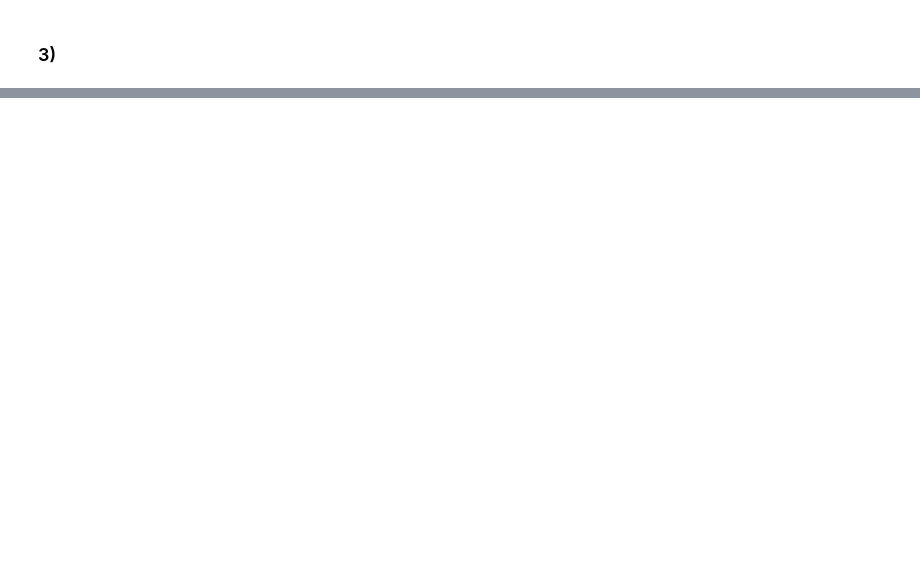
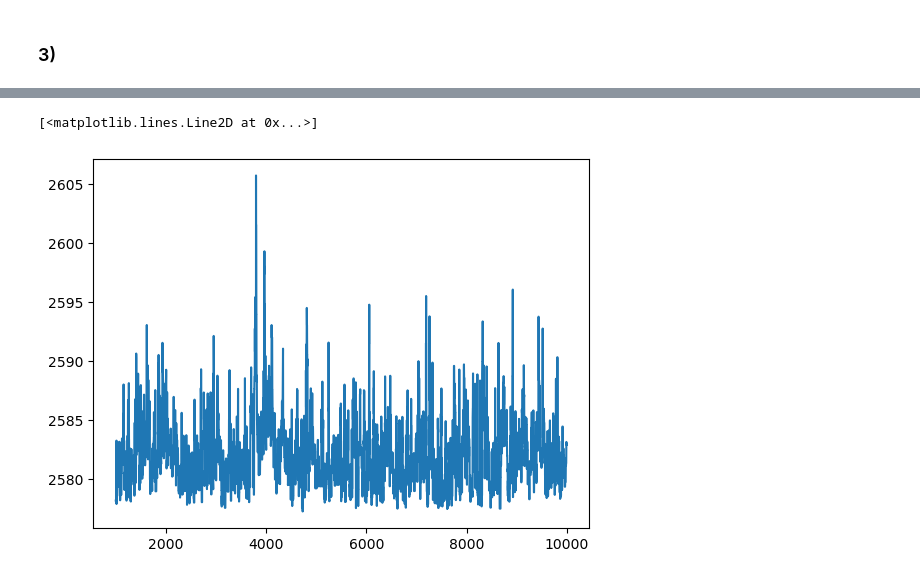
Before and after one commit to kevin-nguyen2k11/PHYS512, a Jupyter notebook: assignment5/Problem Set 5.ipynb, the cells around one changed output, grey strips where cells are left out. Cells and saved outputs as stored; diff of their text form; code cells hidden in the pictures; blank space fills up the shorter version.

```diff
--- a/assignment5/Problem Set 5.ipynb
+++ b/assignment5/Problem Set 5.ipynb
@@ -182,0 +253,5 @@ for iter in range(nchain):
+# %%
+N = np.mean((spec-pred1)**2)
+print(N)
+par_errs=np.sqrt(N*np.diag(np.linalg.inv(lhs1)))
+print(par_errs)
@@ -182,0 +262,37 @@ for iter in range(nchain):
+# %%
+warnings.filterwarnings('ignore')
+warnings.simplefilter('ignore')
+
+def get_chi2(pars,y,errs):
+    with io.capture_output() as captured:
+        pred=get_spectrum(pars,fix_tau=True)[:len(y)]
+    return sum(np.array(((pred-y)/errs))**2)
+
+# mcpars=fix_pars
+mcpars=save_chains[-1,:]
+steps=10000
+chains=np.zeros([steps,len(mcpars)+1])
+accepted=0
+mcpars=mcpars+np.random.randn(len(mcpars))*par_errs
+chi2=get_chi2(mcpars,spec,errs)
+chains[0,:]=np.append(chi2,mcpars)
+print(datetime.now().strftime("\n%H:%M:%S.%f"))
+try:
+    for i in range(1,steps):
+        pars_new=mcpars+0.10*np.random.randn(len(mcpars))*par_errs
+        chi2_new=get_chi2(pars_new,spec,errs)
+        prob=np.exp(-0.5*(chi2_new-chi2))
+        accept=prob>np.random.rand(1)
+        if accept:
+            accepted+=1
+            mcpars=pars_new
+            chi2=chi2_new
+        chains[i,:]=np.append(chi2,mcpars)
+        if i%50==0:
+            print('Progress: {}% | Accepted: {}% | Chi2: {}'.format(np.round((i/steps)*100,1),
+                   np.round((accepted/i)*100,1),np.round(chi2,1)), end="\r", flush=True)
+        i+=1
+except KeyboardInterrupt:
+    pass
+np.savetxt("planck_chain_tauprior1.txt",chains,delimiter=',')
+print(datetime.now().strftime("\n%H:%M:%S.%f"))
@@ -182,0 +303,5 @@ for iter in range(nchain):
+# %%
+plt.plot(range(steps)[1000:],chains[1000:,0])
+# %% [output]
+[<matplotlib.lines.Line2D at 0x...>]
+[figure, added]
```
Also changed, not shown: parts of 19 cells of this notebook, 5 other files.
